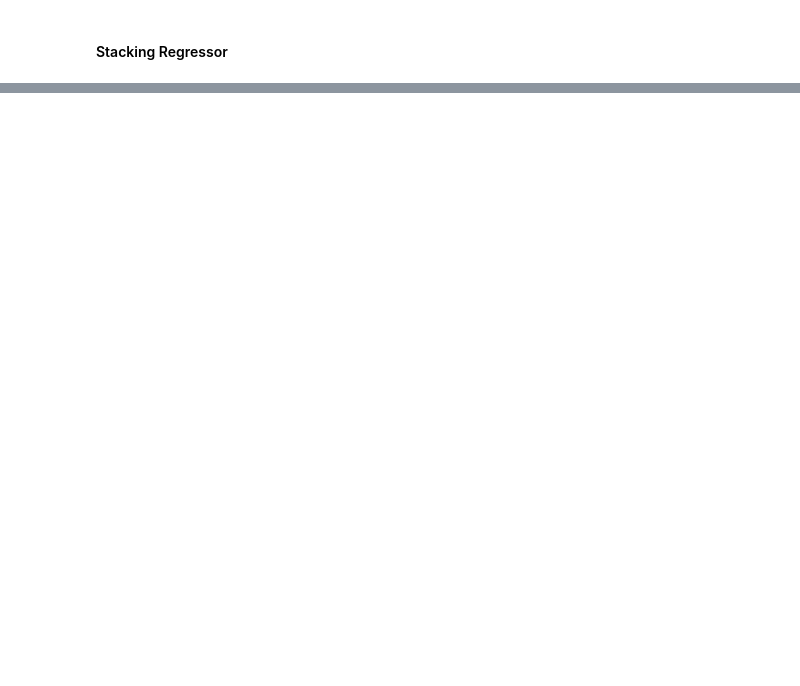
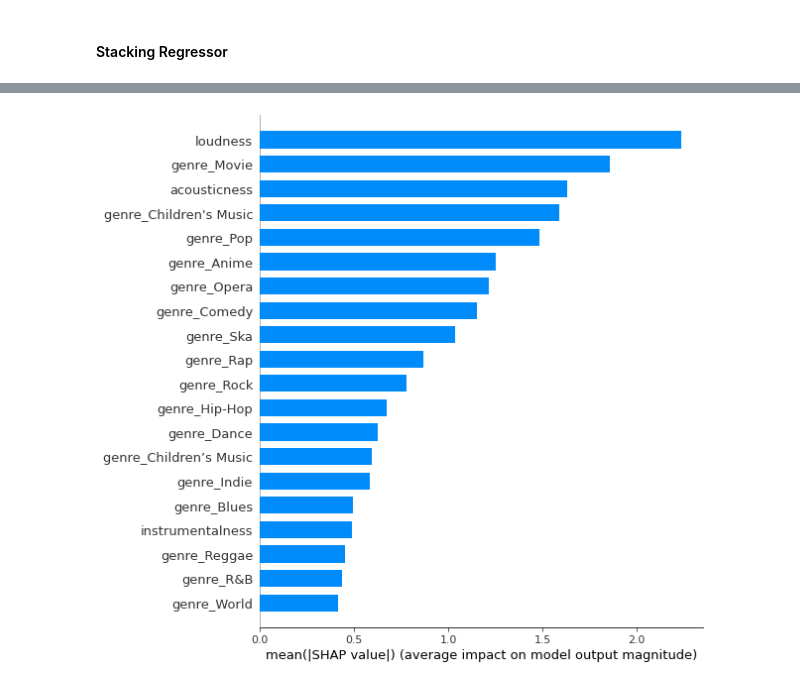
Before and after one commit to sneha012/Spotify_popularity_prediction, a Jupyter notebook: solution.ipynb, the cells around one changed output, grey strips where cells are left out. Drawn from its saved outputs; the diff is of its cells as text; code cells hidden in the pictures; blank space fills up the shorter version.

```diff
--- a/solution.ipynb
+++ b/solution.ipynb
@@ -303,0 +394,11 @@ pd.DataFrame(results)
+# %%
+# Fetching all the feature names
+
+standard_scaler_names = pipe_lgbm.named_steps['columntransformer'].named_transformers_['standardscaler'].get_feature_names_out().tolist()
+ohe_1_names = pipe_lgbm.named_steps['columntransformer'].named_transformers_['onehotencoder-1'].get_feature_names_out().tolist()
+ohe_2_names = pipe_lgbm.named_steps['columntransformer'].named_transformers_['onehotencoder-2'].get_feature_names_out().tolist()
+count_vectorizer_names = pipe_lgbm.named_steps['columntransformer'].named_transformers_['countvectorizer'].get_feature_names_out().tolist()
+
+
+
+feature_names = standard_scaler_names + ohe_1_names + ohe_2_names + count_vectorizer_names
@@ -303,0 +407,2 @@ pd.DataFrame(results)
+# %%
+preprocessor_all.fit(X_train, y_train)
@@ -303,0 +427,7 @@ pd.DataFrame(results)
+# %%
+X_train_enc = pd.DataFrame(
+    data=preprocessor_all.transform(X_train).toarray(),
+    columns=feature_names,
+    index=X_train.index,
+)
+X_train_enc.head()
@@ -303,0 +457,3 @@ pd.DataFrame(results)
+# %%
+lgbm_explainer = shap.TreeExplainer(pipe_lgbm.named_steps["lgbmregressor"])
+train_lgbm_shap_values = lgbm_explainer.shap_values(X_train_enc)
@@ -303,0 +472,4 @@ pd.DataFrame(results)
+# %%
+shap.summary_plot(train_lgbm_shap_values, X_train_enc, plot_type="bar")
+# %% [output]
+[figure, added]
```
Also changed, not shown: parts of 25 cells of this notebook.
